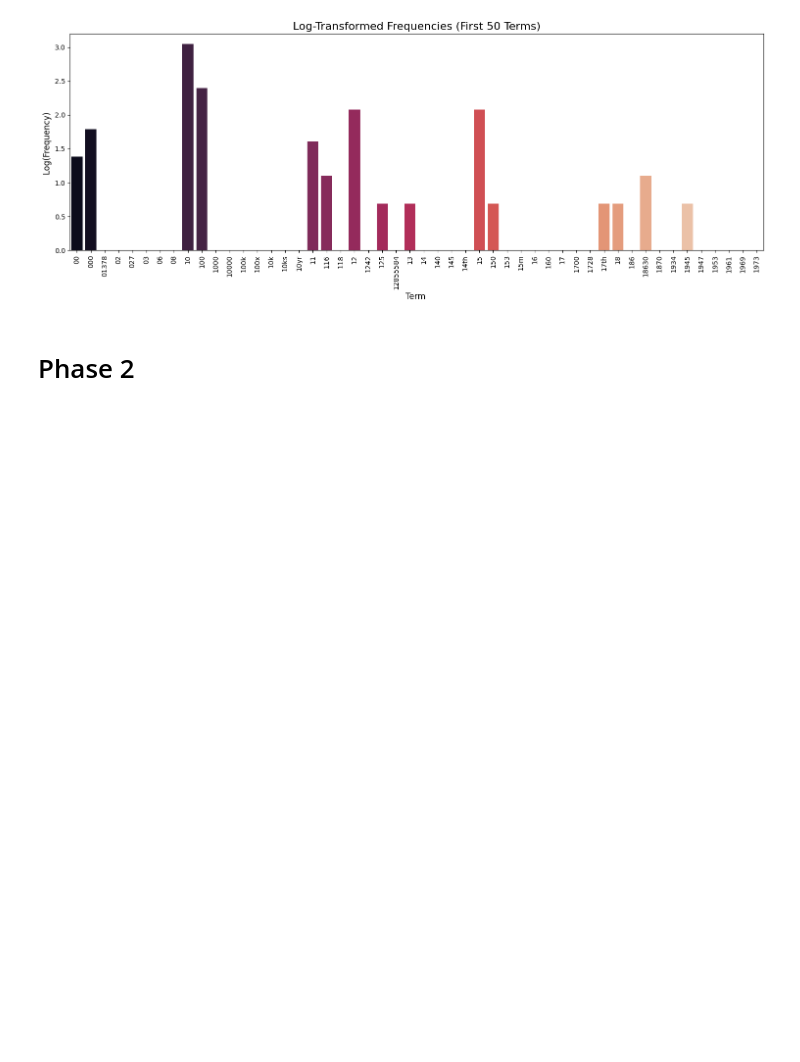
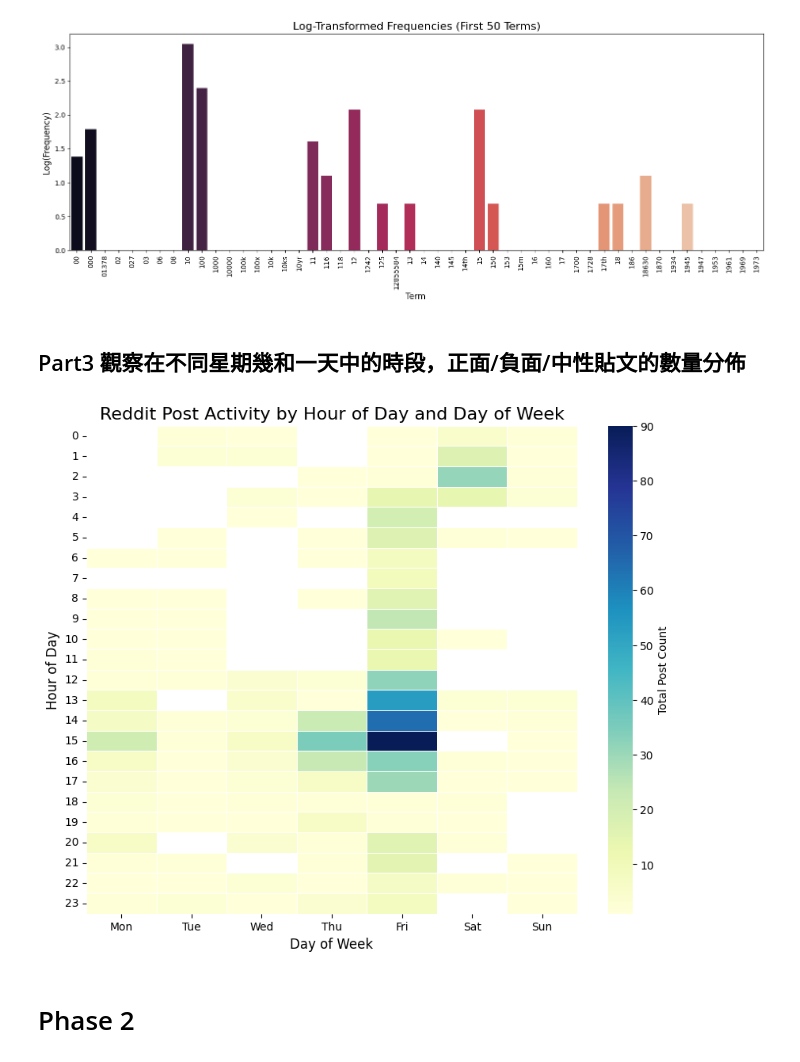
Before and after one commit to Baka8787/DM2025-Lab1-Exercise, a Jupyter notebook: DM2025-Lab1-Homework.ipynb, the cells around one changed output. Drawn from its saved outputs; the diff is of its cells as text; code cells hidden in the pictures; blank space fills up the shorter version.

Commit message:
part3

```diff
--- a/DM2025-Lab1-Homework.ipynb
+++ b/DM2025-Lab1-Homework.ipynb
@@ -431,6 +431,39 @@ Passing `palette` without assigning `hue` is deprecated and will be removed in v
 
   g = sns.barplot(x='Term',
 [figure]
+# %% [markdown]
+## Part3 觀察在不同星期幾和一天中的時段，正面/負面/中性貼文的數量分佈
+# %%
+df_temp = X_new.copy()
+df_temp['DayOfWeek'] = df_temp['datetime'].dt.dayofweek
+df_temp['Hour'] = df_temp['datetime'].dt.hour
+
+sentiment_pivot = df_temp.pivot_table(
+    index='Hour',
+    columns='DayOfWeek',
+    values='category',
+    aggfunc='count'
+)
+
+day_names = ['Mon', 'Tue', 'Wed', 'Thu', 'Fri', 'Sat', 'Sun']
+sentiment_pivot.columns = day_names[:len(sentiment_pivot.columns)]
+
+plt.figure(figsize=(10, 8))
+sns.heatmap(
+    sentiment_pivot,
+    cmap="YlGnBu",
+    annot=False,
+    fmt="d",
+    linewidths=.5,
+    cbar_kws={'label': 'Total Post Count'}
+)
+plt.title('Reddit Post Activity by Hour of Day and Day of Week', fontsize=16)
+plt.ylabel('Hour of Day', fontsize=12)
+plt.xlabel('Day of Week', fontsize=12)
+plt.yticks(rotation=0)
+plt.show()
+# %% [output]
+[figure, added]
 # %% [markdown]
 # Phase 2
 # %%
```
